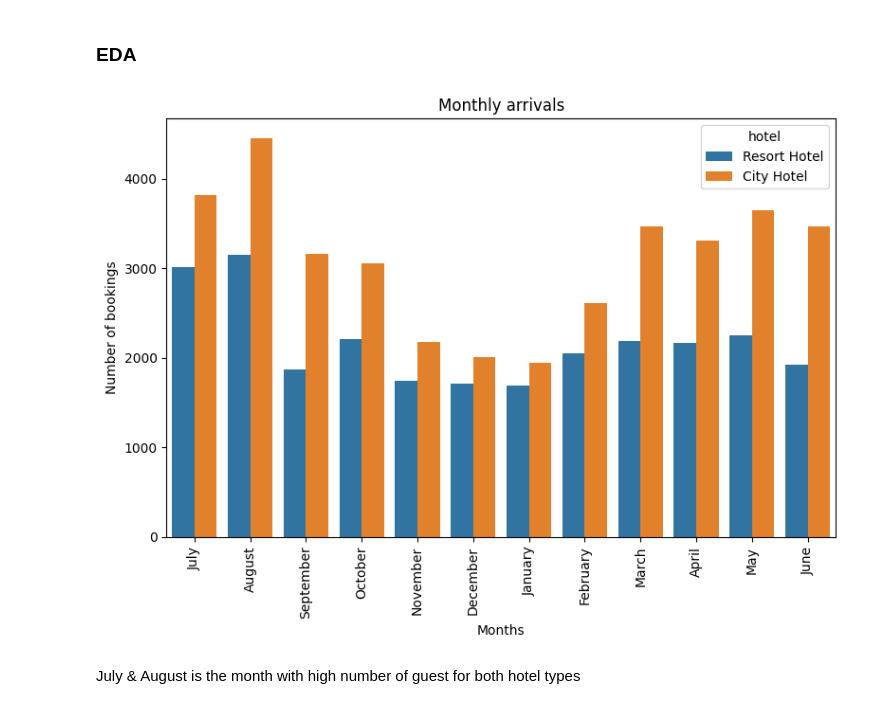
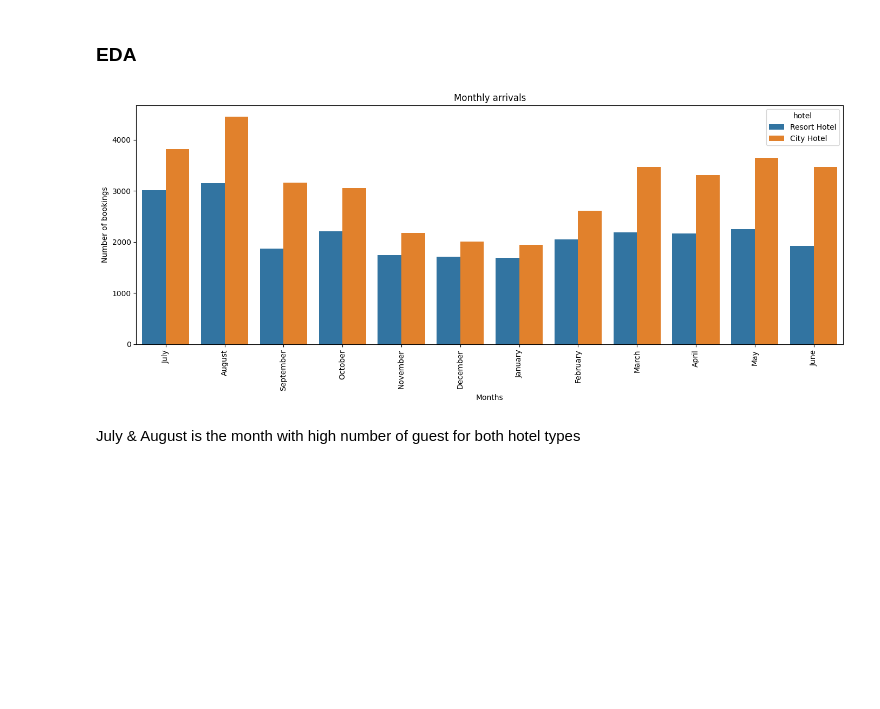
Before and after one commit to jtkhair/hotel, a Jupyter notebook: Notebook/hotel.ipynb, the cells around one changed output. Cells and saved outputs as stored; diff of their text form; code cells hidden in the pictures; blank space fills up the shorter version.

```diff
--- a/Notebook/hotel.ipynb
+++ b/Notebook/hotel.ipynb
@@ -288,17 +288,17 @@ canceled_bookings = df[df['is_canceled'] == '1']
 # %%
 # Month with highest confirmed bookings
 
-plt.figure(figsize = (8, 6))
+plt.figure(figsize = (14, 6))
 
 sns.countplot(x = 'arrival_date_month', data = confirmed_bookings, hue = 'hotel')
 plt.title('Monthly arrivals', )
 plt.xlabel('Months')
 plt.ylabel('Number of bookings')
 plt.xticks(rotation='vertical')
 
 plt.tight_layout()
 # %% [output]
-[figure, old version]
+[figure, new version]
 # %% [markdown]
 July & August is the month with high number of guest for both hotel types
 # %%
```
Also changed, not shown: parts of 6 cells of this notebook.
